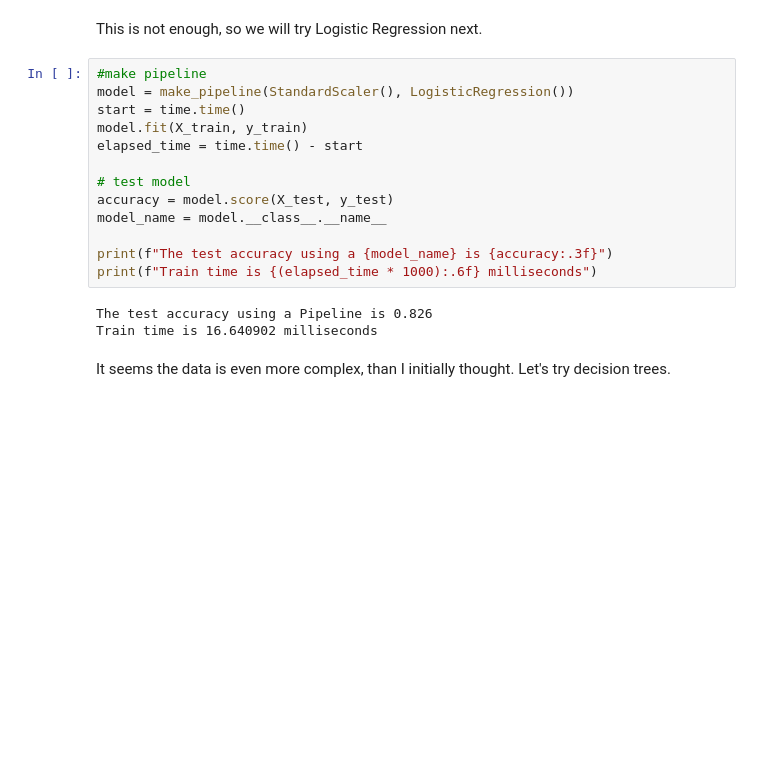
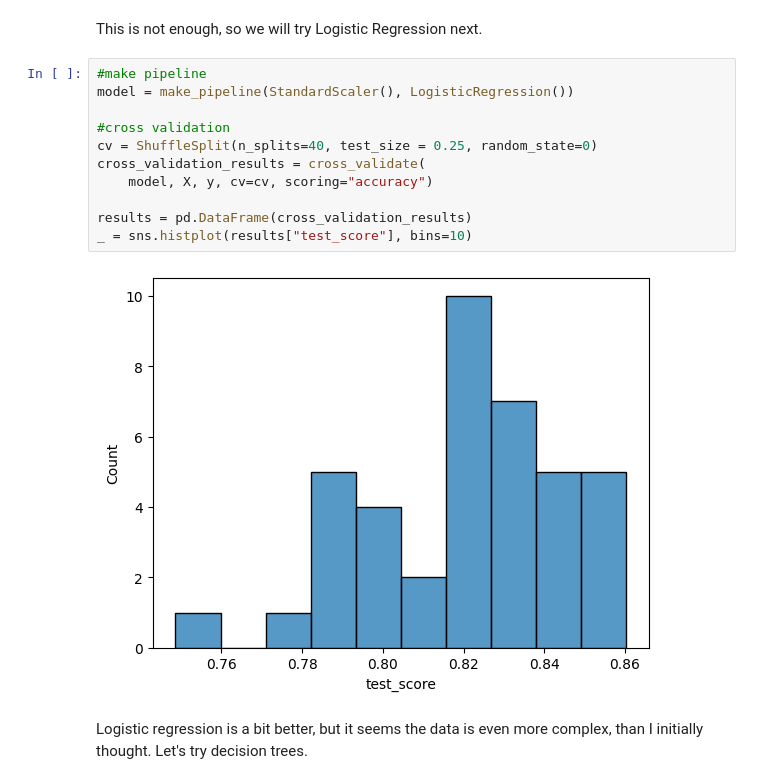
Before and after one commit to Lev1231254/analyzeTitanicData, a Jupyter notebook: analysis.ipynb, the cells around one changed output. Drawn from its saved outputs; the diff is of its cells as text; blank space fills up the shorter version.

```diff
--- a/analysis.ipynb
+++ b/analysis.ipynb
@@ -205,18 +202,15 @@ This is not enough, so we will try Logistic Regression next.
 # %%
 #make pipeline
 model = make_pipeline(StandardScaler(), LogisticRegression())
-start = time.time()
-model.fit(X_train, y_train)
-elapsed_time = time.time() - start
 
-# test model
-accuracy = model.score(X_test, y_test)
-model_name = model.__class__.__name__
+#cross validation
+cv = ShuffleSplit(n_splits=40, test_size = 0.25, random_state=0)
+cross_validation_results = cross_validate(
+    model, X, y, cv=cv, scoring="accuracy")
 
-print(f"The test accuracy using a {model_name} is {accuracy:.3f}")
-print(f"Train time is {(elapsed_time * 1000):.6f} milliseconds")
+results = pd.DataFrame(cross_validation_results)
+_ = sns.histplot(results["test_score"], bins=10)
 # %% [output]
-The test accuracy using a Pipeline is 0.826
-Train time is 16.640902 milliseconds
+[figure, added]
 # %% [markdown]
-It seems the data is even more complex, than I initially thought. Let's try decision trees.
+Logistic regression is a bit better, but it seems the data is even more complex, than I initially thought. Let's try decision trees.
```
Also changed, not shown: parts of 5 cells of this notebook.
